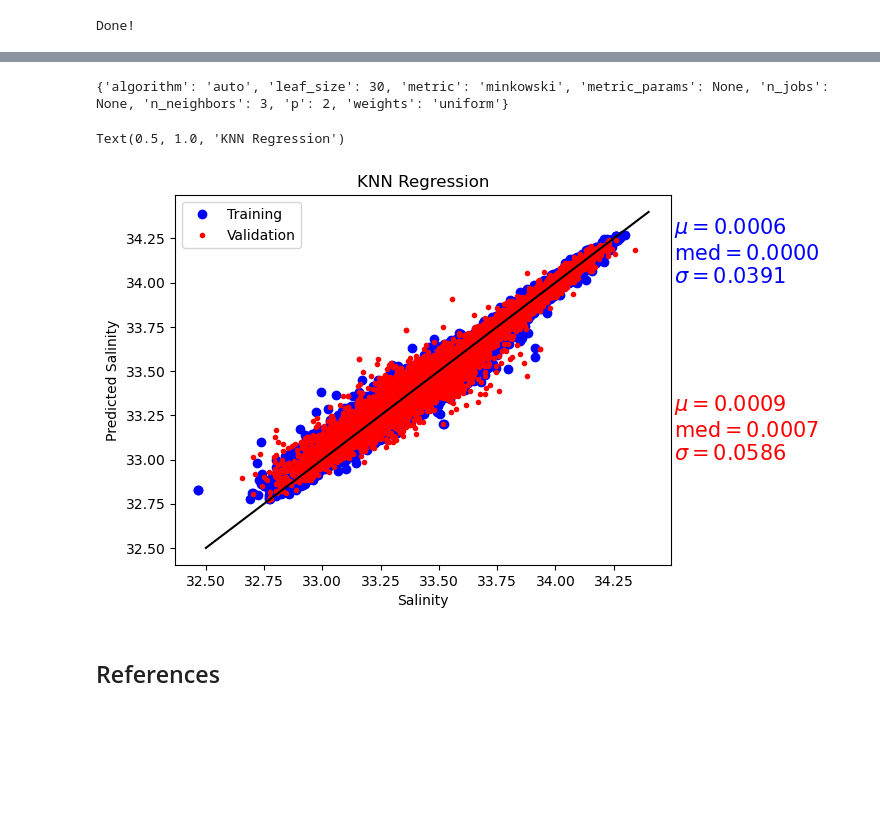
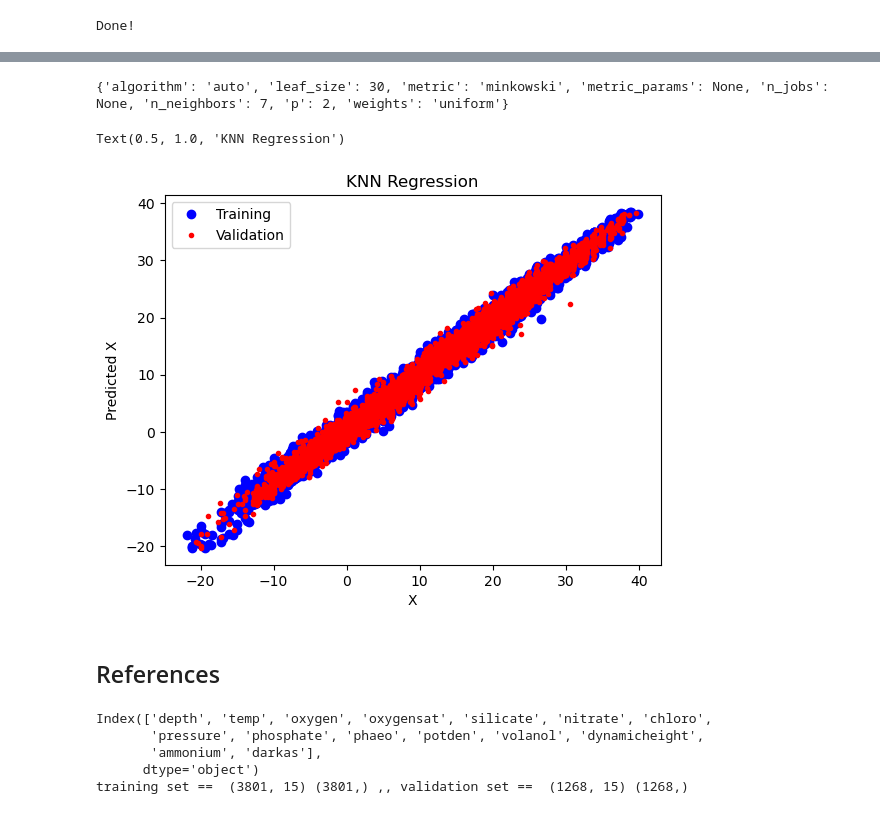
Before and after one commit to karlzam/school, a Jupyter notebook: phys555/assignment02/A2Q2-KZammit.ipynb, the cells around one changed output, grey strips where cells are left out. Cells and saved outputs as stored; diff of their text form; code cells hidden in the pictures; blank space fills up the shorter version.

```diff
--- a/phys555/assignment02/A2Q2-KZammit.ipynb
+++ b/phys555/assignment02/A2Q2-KZammit.ipynb
@@ -54,0 +35,15 @@ training set ==  (34232, 14) (34232,) ,, validation set ==  (11411, 14) (11411,)
+# %%
+weather = pd.read_csv(r'weatherHistory_edit.csv', delimiter=',')
+# https://www.kaggle.com/datasets/budincsevity/szeged-weather
+
+
+nan_count = weather.isna().sum().sum()
+print(nan_count)
+print(weather.shape)
+weather=weather.dropna(axis=0)
+print(weather.shape)
+print(weather.columns)
+
+weather = weather.drop(['Formatted Date', 'Summary', 'Daily Summary', 'Precip Type', 'Loud Cover'], axis=1)
+
+print(weather.columns)
@@ -54,0 +63,14 @@ training set ==  (34232, 14) (34232,) ,, validation set ==  (11411, 14) (11411,)
+# %%
+#var = ['Pressure (millibars)']
+var = ['Temperature (C)']
+
+
+X = weather.loc[:, weather.columns.drop(var)]
+print(X.columns)
+
+Y = weather[var].copy()
+print(Y.columns)
+
+X_tr,X_va,Y_tr, Y_va = train_test_split(X,Y.values.ravel(),test_size=0.25)
+
+print ('training set == ',np.shape(X_tr),np.shape(Y_tr),',, validation set == ', np.shape(X_va),np.shape(Y_va))
@@ -114,46 +160,66 @@ Text(0.5, 1.0, 'Linear Regression')
 # %%
 from sklearn.neighbors import KNeighborsRegressor  # choose your model
 
-reg = KNeighborsRegressor(n_neighbors=3)  # set the hyperparameters
+reg = KNeighborsRegressor(n_neighbors=7)  # set the hyperparameters
 print (reg.get_params())
 reg.fit(X_tr_Norm,Y_tr)  # train it
 
 Y_pre = reg.predict(X)
 
 #'predictions for training and validation sets'
 Y_tr_pred= reg.predict(X_tr_Norm)
 Y_va_pred= reg.predict(X_va_Norm)
 
 plt.figure(3)
 plt.plot(Y_tr,Y_tr_pred,'ob')
 plt.plot(Y_va,Y_va_pred,'.r')
 
-plt.plot(np.arange(32.5,34.5,.1),  np.arange(32.5,34.5,.1),'-k')
-plt.xlabel('Salinity')
-plt.ylabel('Predicted Salinity')
+#plt.plot(np.arange(970,1050,.1),  np.arange(970,1050,.1),'-k')
+plt.xlabel('X')
+plt.ylabel('Predicted X')
 plt.legend(['Training', 'Validation'])
 # plt.xlim([0,2])
 # plt.ylim([0,2])
 
 #Statistical information regarding training and validation predictions
 mu = np.mean(Y_tr-Y_tr_pred)
 median = np.median(Y_tr-Y_tr_pred)
 sigma = np.std(Y_tr-Y_tr_pred)
 
 muv = np.mean(Y_va-Y_va_pred)
 medianv = np.median(Y_va-Y_va_pred)
 sigmav = np.std(Y_va-Y_va_pred)
 
 textstr = '$\mu=%.4f$\n$\mathrm{med}=%.4f$\n$\sigma=%.4f$'%(mu, median, sigma)
 textstrv = '$\mu=%.4f$\n$\mathrm{med}=%.4f$\n$\sigma=%.4f$'%(muv, medianv, sigmav)
 
 
-plt.text(34.51,34,textstr, color='b',fontsize=15)
-plt.text(34.51,33,textstrv, color='r',fontsize=15)
+#plt.text(1055,1010,textstr, color='b',fontsize=15)
+#plt.text(1055,990,textstrv, color='r',fontsize=15)
 plt.title('KNN Regression')
 # %% [output]
-{'algorithm': 'auto', 'leaf_size': 30, 'metric': 'minkowski', 'metric_params': None, 'n_jobs': None, 'n_neighbors': 3, 'p': 2, 'weights': 'uniform'}
+{'algorithm': 'auto', 'leaf_size': 30, 'metric': 'minkowski', 'metric_params': None, 'n_jobs': None, 'n_neighbors': 7, 'p': 2, 'weights': 'uniform'}
 Text(0.5, 1.0, 'KNN Regression')
-[figure, old version]
+[figure, new version]
 # %% [markdown]
 ## References
+# %%
+bottle_data = pd.read_csv('calcofi_mined.csv')
+#print(bottle_data)
+#print(bottle_data.columns)
+
+X = bottle_data.loc[:, bottle_data.columns.drop(['salinity'])]
+print(X.columns)
+
+Y = bottle_data[['salinity']].copy()
+#print(Y.columns)
+
+X_tr,X_va,Y_tr, Y_va = train_test_split(X,Y.values.ravel(),test_size=0.25)
+
+print ('training set == ',np.shape(X_tr),np.shape(Y_tr),',, validation set == ', np.shape(X_va),np.shape(Y_va))
+# %% [output]
+Index(['depth', 'temp', 'oxygen', 'oxygensat', 'silicate', 'nitrate', 'chloro',
+       'pressure', 'phosphate', 'phaeo', 'potden', 'volanol', 'dynamicheight',
+       'ammonium', 'darkas'],
+      dtype='object')
+training set ==  (3801, 15) (3801,) ,, validation set ==  (1268, 15) (1268,)
```
Also changed, not shown: parts of 5 cells of this notebook, 16 other files.
